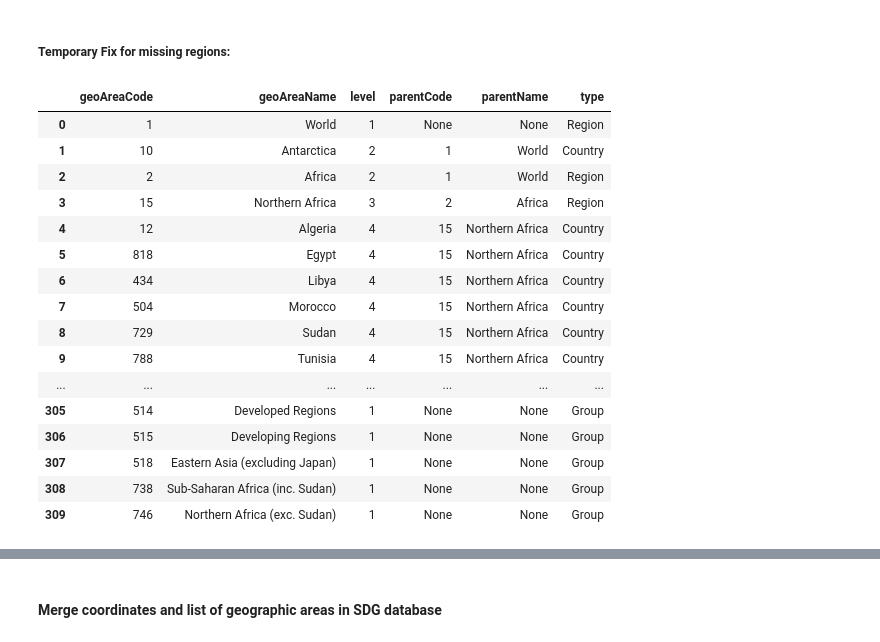
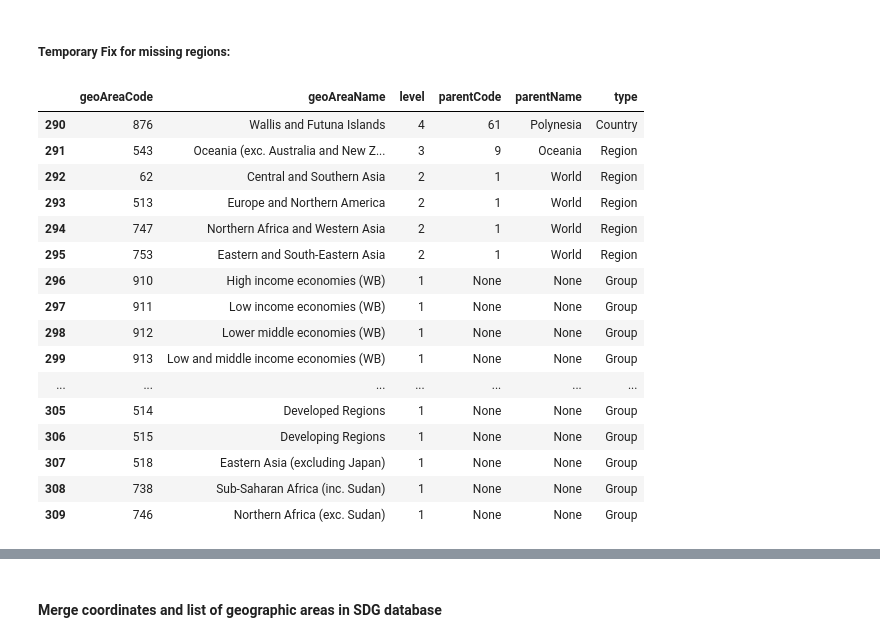
Before and after one commit to UNStats/FIS4SDGs, a Jupyter notebook: unsd/notebooks/FIS4SDG - 01 - Create CSV.ipynb, the cells around one changed output, grey strips where cells are left out. Saved outputs shown, nothing was run; the diff lists cells and outputs as text; code cells hidden in the pictures.

```diff
--- a/unsd/notebooks/FIS4SDG - 01 - Create CSV.ipynb
+++ b/unsd/notebooks/FIS4SDG - 01 - Create CSV.ipynb
@@ -169,7 +171,6 @@ geoAreas
 # %% [markdown]
 ##### Temporary Fix for missing regions:
 # %%
-
 if('910' not in geoAreas['geoAreaCode']):
     d_910 = {'level' : 1,
               'type' : 'Group',
@@ -178,8 +179,8 @@ if('910' not in geoAreas['geoAreaCode']):
               'geoAreaCode' : '910',
               'geoAreaName' : 'High income economies (WB)'
              }
-x = pd.DataFrame({k: [v] for k, v in d_910.items()})
-geoAreas = geoAreas.append(x, sort = True)
+    x = pd.DataFrame({k: [v] for k, v in d_910.items()})
+    geoAreas = geoAreas.append(x, sort = True)
 
 
 if('911' not in geoAreas['geoAreaCode']):
@@ -190,8 +191,8 @@ if('911' not in geoAreas['geoAreaCode']):
               'geoAreaCode' : '911',
               'geoAreaName' : 'Low income economies (WB)'
              }
-x = pd.DataFrame({k: [v] for k, v in d_911.items()})
-geoAreas = geoAreas.append(x, sort = True)
+    x = pd.DataFrame({k: [v] for k, v in d_911.items()})
+    geoAreas = geoAreas.append(x, sort = True)
 
 
 if('912' not in geoAreas['geoAreaCode']):
@@ -202,8 +203,8 @@ if('912' not in geoAreas['geoAreaCode']):
               'geoAreaCode' : '912',
               'geoAreaName' : 'Lower middle economies (WB)'
              }
-x = pd.DataFrame({k: [v] for k, v in d_912.items()})
-geoAreas = geoAreas.append(x, sort = True)
+    x = pd.DataFrame({k: [v] for k, v in d_912.items()})
+    geoAreas = geoAreas.append(x, sort = True)
 
 if('913' not in geoAreas['geoAreaCode']):
     d_913 = {'level' : 1,
@@ -213,8 +214,8 @@ if('913' not in geoAreas['geoAreaCode']):
               'geoAreaCode' : '913',
               'geoAreaName' : 'Low and middle income economies (WB)'
              }
-x = pd.DataFrame({k: [v] for k, v in d_913.items()})
-geoAreas = geoAreas.append(x, sort = True)
+    x = pd.DataFrame({k: [v] for k, v in d_913.items()})
+    geoAreas = geoAreas.append(x, sort = True)
 
 if('914' not in geoAreas['geoAreaCode']):
     d_914 = {'level' : 1,
@@ -224,8 +225,8 @@ if('914' not in geoAreas['geoAreaCode']):
               'geoAreaCode' : '914',
               'geoAreaName' : 'Upper middle economies (WB)'
              }
-x = pd.DataFrame({k: [v] for k, v in d_914.items()})
-geoAreas = geoAreas.append(x, sort = True)
+    x = pd.DataFrame({k: [v] for k, v in d_914.items()})
+    geoAreas = geoAreas.append(x, sort = True)
 
 if('135' not in geoAreas['geoAreaCode']):
     d_135 = {'level' : 1,
@@ -235,8 +236,8 @@ if('135' not in geoAreas['geoAreaCode']):
               'geoAreaCode' : '135',
               'geoAreaName' : 'Caucasus and Central Asia'
             }
-x = pd.DataFrame({k: [v] for k, v in d_135.items()})
-geoAreas = geoAreas.append(x, sort = True)
+    x = pd.DataFrame({k: [v] for k, v in d_135.items()})
+    geoAreas = geoAreas.append(x, sort = True)
 
 
 if('127' not in geoAreas['geoAreaCode']):
@@ -247,8 +248,8 @@ if('127' not in geoAreas['geoAreaCode']):
               'geoAreaCode' : '127',
               'geoAreaName' : 'Southern Asia (excluding India)'
             }
-x = pd.DataFrame({k: [v] for k, v in d_127.items()})
-geoAreas = geoAreas.append(x, sort = True)
+    x = pd.DataFrame({k: [v] for k, v in d_127.items()})
+    geoAreas = geoAreas.append(x, sort = True)
 
 if('199' not in geoAreas['geoAreaCode']):
     d_199 = {'level' : 1,
@@ -258,8 +259,8 @@ if('199' not in geoAreas['geoAreaCode']):
               'geoAreaCode' : '199',
               'geoAreaName' : 'Least Developed Countries (LDC)'
             }
-x = pd.DataFrame({k: [v] for k, v in d_199.items()})
-geoAreas = geoAreas.append(x, sort = True)
+    x = pd.DataFrame({k: [v] for k, v in d_199.items()})
+    geoAreas = geoAreas.append(x, sort = True)
 
 if('485' not in geoAreas['geoAreaCode']):
     d_485 = {'level' : 1,
@@ -269,8 +270,8 @@ if('485' not in geoAreas['geoAreaCode']):
               'geoAreaCode' : '485',
               'geoAreaName' : 'Western Asia (exc. Armenia, Azerbaijan, Cyprus, Israel and Georgia)'
             }
-x = pd.DataFrame({k: [v] for k, v in d_485.items()})
-geoAreas = geoAreas.append(x, sort = True)
+    x = pd.DataFrame({k: [v] for k, v in d_485.items()})
+    geoAreas = geoAreas.append(x, sort = True)
 
 
 if('514' not in geoAreas['geoAreaCode']):
@@ -281,8 +282,8 @@ if('514' not in geoAreas['geoAreaCode']):
               'geoAreaCode' : '514',
               'geoAreaName' : 'Developed Regions'
             }
-x = pd.DataFrame({k: [v] for k, v in d_514.items()})
-geoAreas = geoAreas.append(x, sort = True)
+    x = pd.DataFrame({k: [v] for k, v in d_514.items()})
+    geoAreas = geoAreas.append(x, sort = True)
 
 
 if('515' not in geoAreas['geoAreaCode']):
@@ -293,58 +294,62 @@ if('515' not in geoAreas['geoAreaCode']):
               'geoAreaCode' : '515',
               'geoAreaName' : 'Developing Regions'
             }
-x = pd.DataFrame({k: [v] for k, v in d_515.items()})
-geoAreas = geoAreas.append(x, sort = True)
+    x = pd.DataFrame({k: [v] for k, v in d_515.items()})
+    geoAreas = geoAreas.append(x, sort = True)
 
 
 if('518' not in geoAreas['geoAreaCode']):
     d_518 = {'level' : 1,
               'type' : 'Group',
               'parentCode' : None,
               'parentName' : None,
               'geoAreaCode' : '518',
               'geoAreaName' : 'Eastern Asia (excluding Japan)'
             }
-x = pd.DataFrame({k: [v] for k, v in d_518.items()})
-geoAreas = geoAreas.append(x, sort = True)
+    x = pd.DataFrame({k: [v] for k, v in d_518.items()})
+    geoAreas = geoAreas.append(x, sort = True)
 
 
 if('738' not in geoAreas['geoAreaCode']):
     d_738 = {'level' : 1,
               'type' : 'Group',
               'parentCode' : None,
               'parentName' : None,
               'geoAreaCode' : '738',
               'geoAreaName' : 'Sub-Saharan Africa (inc. Sudan)'
             }
-x = pd.DataFrame({k: [v] for k, v in d_738.items()})
-geoAreas = geoAreas.append(x, sort = True)
+    x = pd.DataFrame({k: [v] for k, v in d_738.items()})
+    geoAreas = geoAreas.append(x, sort = True)
 
 
 if('746' not in geoAreas['geoAreaCode']):
     d_746 = {'level' : 1,
               'type' : 'Group',
               'parentCode' : None,
               'parentName' : None,
               'geoAreaCode' : '746',
               'geoAreaName' : 'Northern Africa (exc. Sudan)'
             }
-x = pd.DataFrame({k: [v] for k, v in d_746.items()})
-geoAreas = geoAreas.append(x, sort = True)
+    x = pd.DataFrame({k: [v] for k, v in d_746.items()})
+    geoAreas = geoAreas.append(x, sort = True)
 
-geoAreas.reset_index(drop=True)
+#==================================
+
+geoAreas = geoAreas.reset_index(drop=True)
+
+geoAreas.tail(20)
 # %% [output]
 |  | geoAreaCode | geoAreaName | level | parentCode | parentName | type |
-| 0 | 1 | World | 1 | None | None | Region |
-| 1 | 10 | Antarctica | 2 | 1 | World | Country |
-| 2 | 2 | Africa | 2 | 1 | World | Region |
-| 3 | 15 | Northern Africa | 3 | 2 | Africa | Region |
-| 4 | 12 | Algeria | 4 | 15 | Northern Africa | Country |
-| 5 | 818 | Egypt | 4 | 15 | Northern Africa | Country |
-| 6 | 434 | Libya | 4 | 15 | Northern Africa | Country |
-| 7 | 504 | Morocco | 4 | 15 | Northern Africa | Country |
-| 8 | 729 | Sudan | 4 | 15 | Northern Africa | Country |
-| 9 | 788 | Tunisia | 4 | 15 | Northern Africa | Country |
+| 290 | 876 | Wallis and Futuna Islands | 4 | 61 | Polynesia | Country |
+| 291 | 543 | Oceania (exc. Australia and New Z... | 3 | 9 | Oceania | Region |
+| 292 | 62 | Central and Southern Asia | 2 | 1 | World | Region |
+| 293 | 513 | Europe and Northern America | 2 | 1 | World | Region |
+| 294 | 747 | Northern Africa and Western Asia | 2 | 1 | World | Region |
+| 295 | 753 | Eastern and South-Eastern Asia | 2 | 1 | World | Region |
+| 296 | 910 | High income economies (WB) | 1 | None | None | Group |
+| 297 | 911 | Low income economies (WB) | 1 | None | None | Group |
+| 298 | 912 | Lower middle economies (WB) | 1 | None | None | Group |
+| 299 | 913 | Low and middle income economies (WB) | 1 | None | None | Group |
 | ... | ... | ... | ... | ... | ... | ... |
 | 305 | 514 | Developed Regions | 1 | None | None | Group |
 | 306 | 515 | Developing Regions | 1 | None | None | Group |
```
Also changed, not shown: parts of 18 cells of this notebook.
